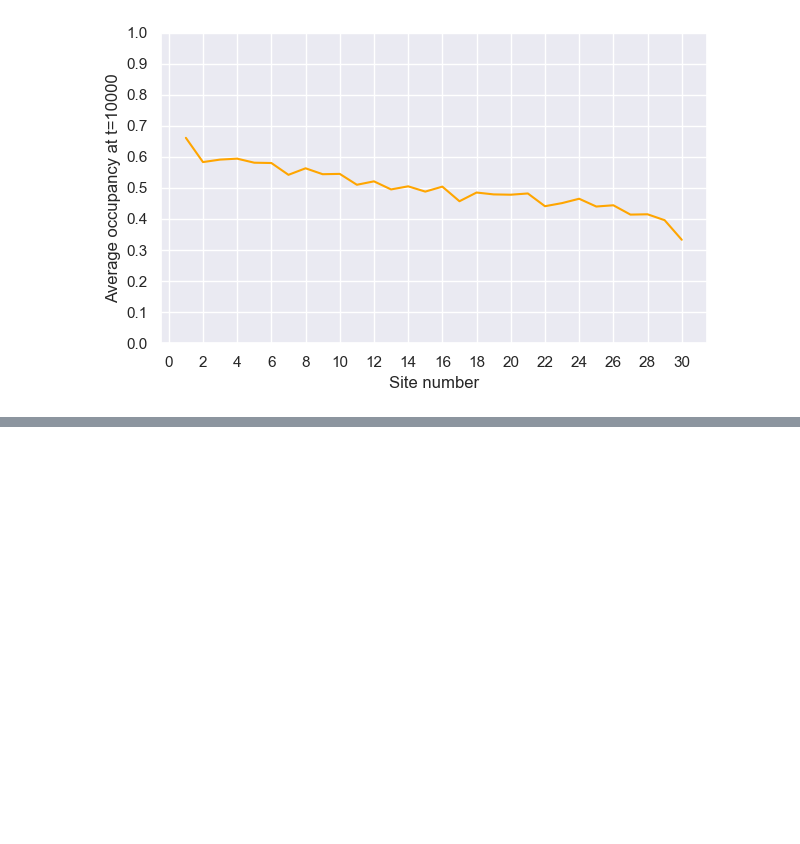
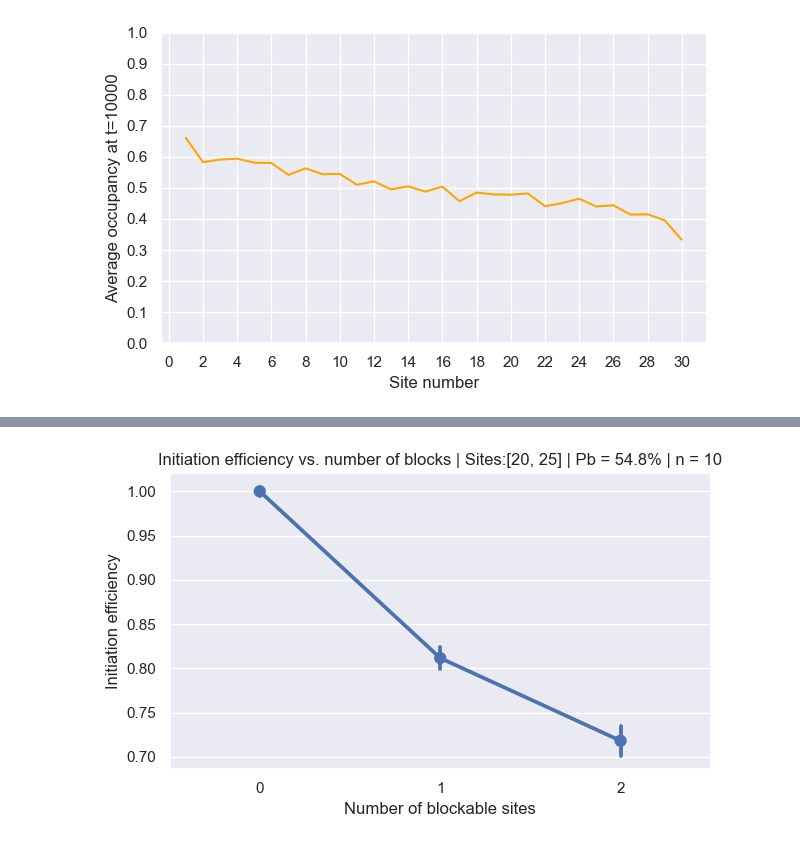
Before and after one commit to gabin-rousseau/roadblock_project, a Jupyter notebook: python/rini_v0-4.ipynb, the cells around one changed output, grey strips where cells are left out. Saved outputs shown, nothing was run; the diff lists cells and outputs as text; code cells hidden in the pictures; blank space fills up the shorter version.

```diff
--- a/python/rini_v0-4.ipynb
+++ b/python/rini_v0-4.ipynb
@@ -708,0 +787,5 @@ test=rinimo(dataset=True, visual=False)
+# %%
+#PLOT THE INITIATION VS. BLOCKS PROFILE t=5000, n=10,L=100, up to 2 blocks, Pb=54.8%
+rini_INIvBLOCK(t=5000,timepoint=5000,n=10,L=100, k_on=0.4)
+# %% [output]
+[figure, added]
```
Also changed, not shown: parts of 15 cells of this notebook.
